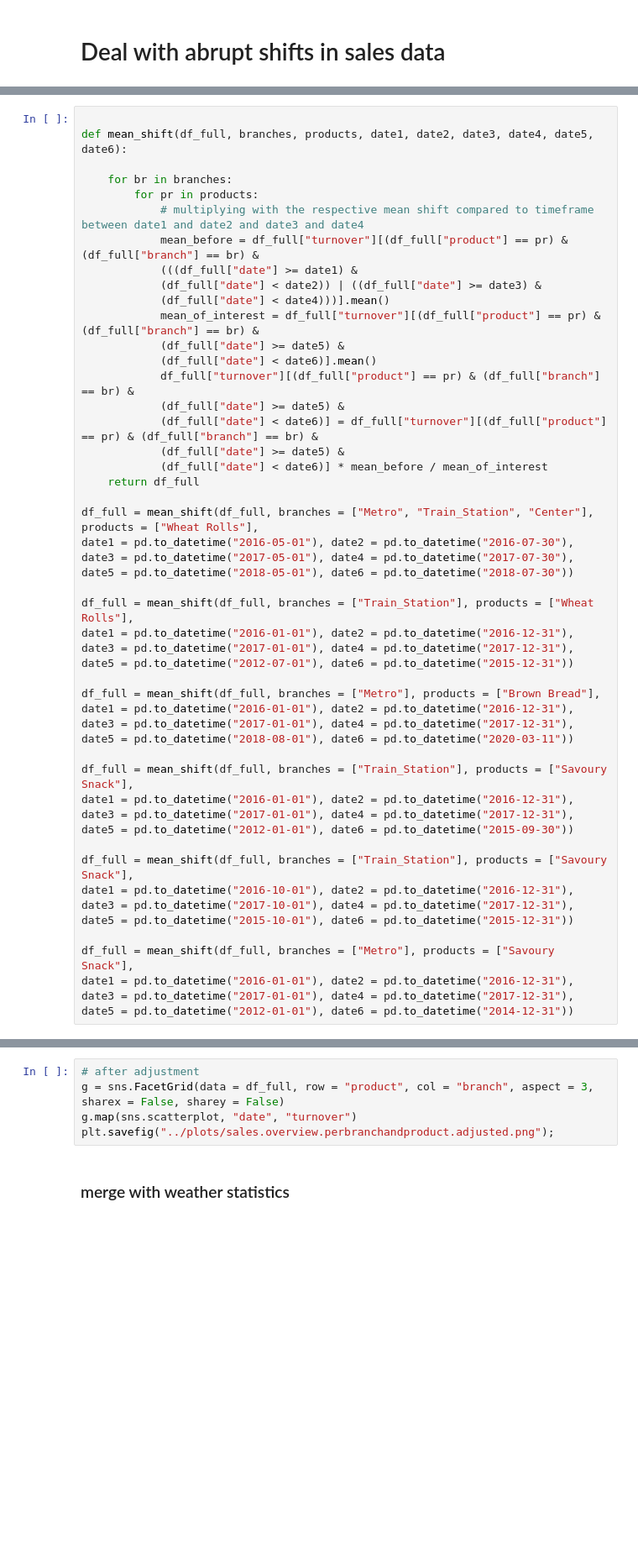
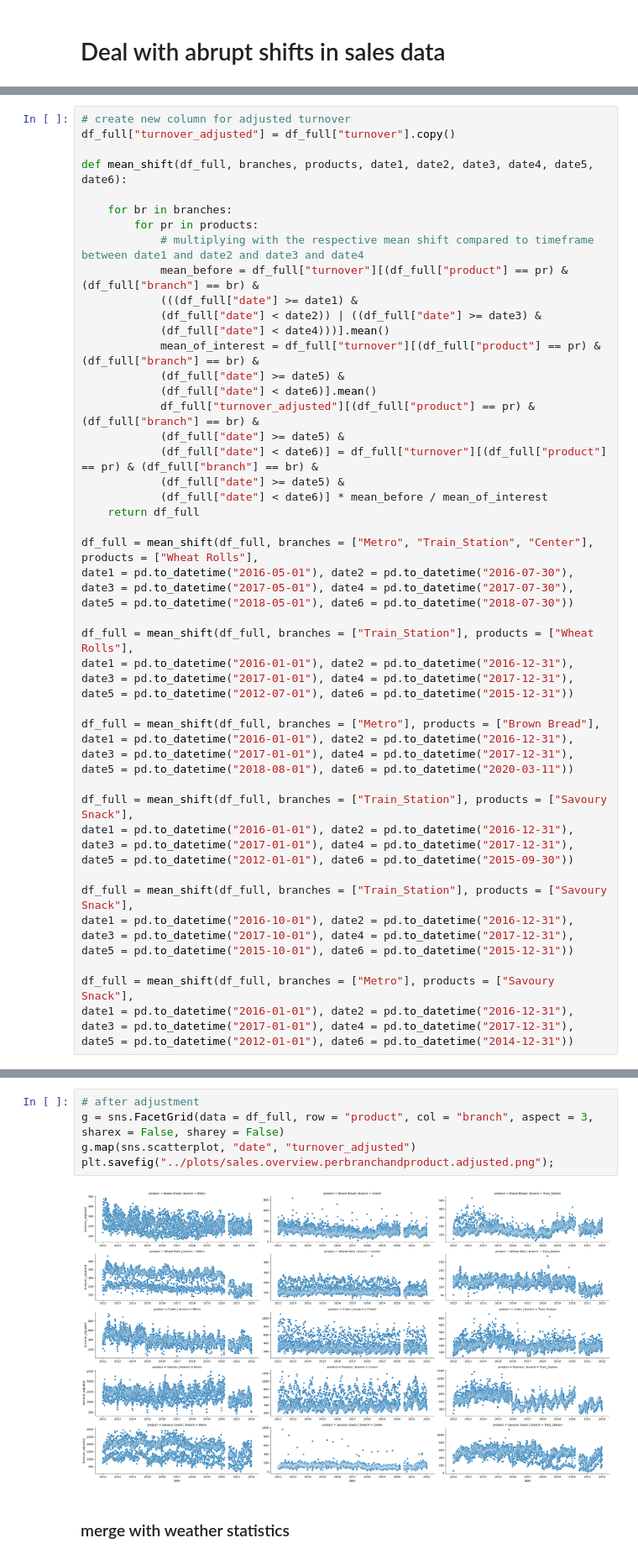
Before and after one commit to Klauk0r/meteo-bakery, a Jupyter notebook: notebooks/05_merge_datasets.ipynb, the cells around one changed output, grey strips where cells are left out. Shown at 84% size. Cells and saved outputs as stored; diff of their text form; blank space fills up the shorter version.

Commit message:
added column turnover_adjusted to df_full

```diff
--- a/notebooks/05_merge_datasets.ipynb
+++ b/notebooks/05_merge_datasets.ipynb
@@ -156,4 +294,6 @@ plt.xticks(rotation=45, horizontalalignment="right");
 # %%
+# create new column for adjusted turnover
+df_full["turnover_adjusted"] = df_full["turnover"].copy()
 
 def mean_shift(df_full, branches, products, date1, date2, date3, date4, date5, date6):
 
@@ -167,7 +307,7 @@ def mean_shift(df_full, branches, products, date1, date2, date3, date4, date5, d
             mean_of_interest = df_full["turnover"][(df_full["product"] == pr) & (df_full["branch"] == br) &
             (df_full["date"] >= date5) &
             (df_full["date"] < date6)].mean()
-            df_full["turnover"][(df_full["product"] == pr) & (df_full["branch"] == br) &
+            df_full["turnover_adjusted"][(df_full["product"] == pr) & (df_full["branch"] == br) &
             (df_full["date"] >= date5) &
             (df_full["date"] < date6)] = df_full["turnover"][(df_full["product"] == pr) & (df_full["branch"] == br) &
             (df_full["date"] >= date5) &
@@ -206,9 +364,11 @@ date5 = pd.to_datetime("2012-01-01"), date6 = pd.to_datetime("2014-12-31"))
 # %%
 # after adjustment
 g = sns.FacetGrid(data = df_full, row = "product", col = "branch", aspect = 3,
 sharex = False, sharey = False)
-g.map(sns.scatterplot, "date", "turnover")
+g.map(sns.scatterplot, "date", "turnover_adjusted")
 plt.savefig("../plots/sales.overview.perbranchandproduct.adjusted.png");
+# %% [output]
+[figure, added]
 # %% [markdown]
 ### merge with weather statistics
 # %%
```
Also changed, not shown: parts of 22 cells of this notebook.
